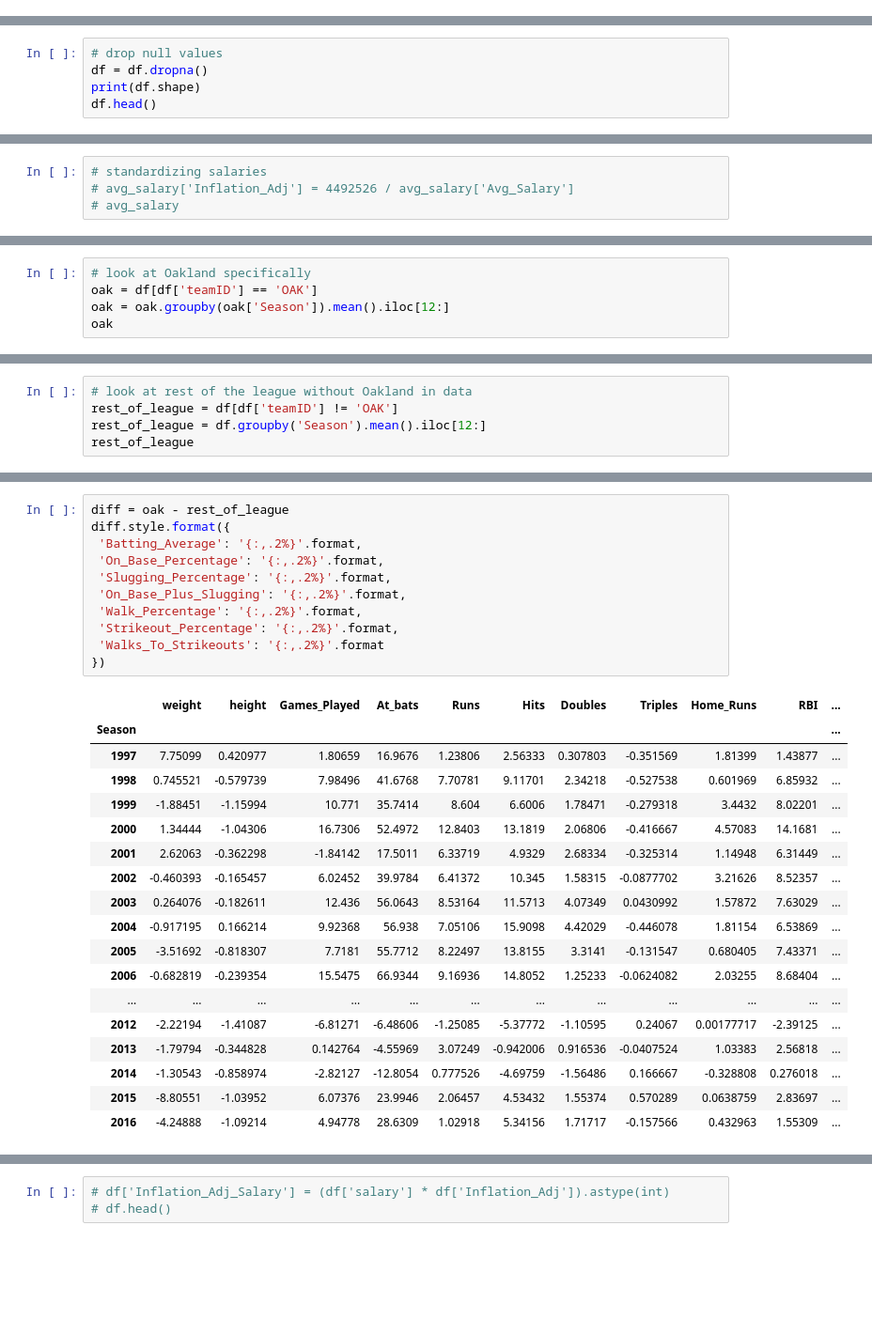
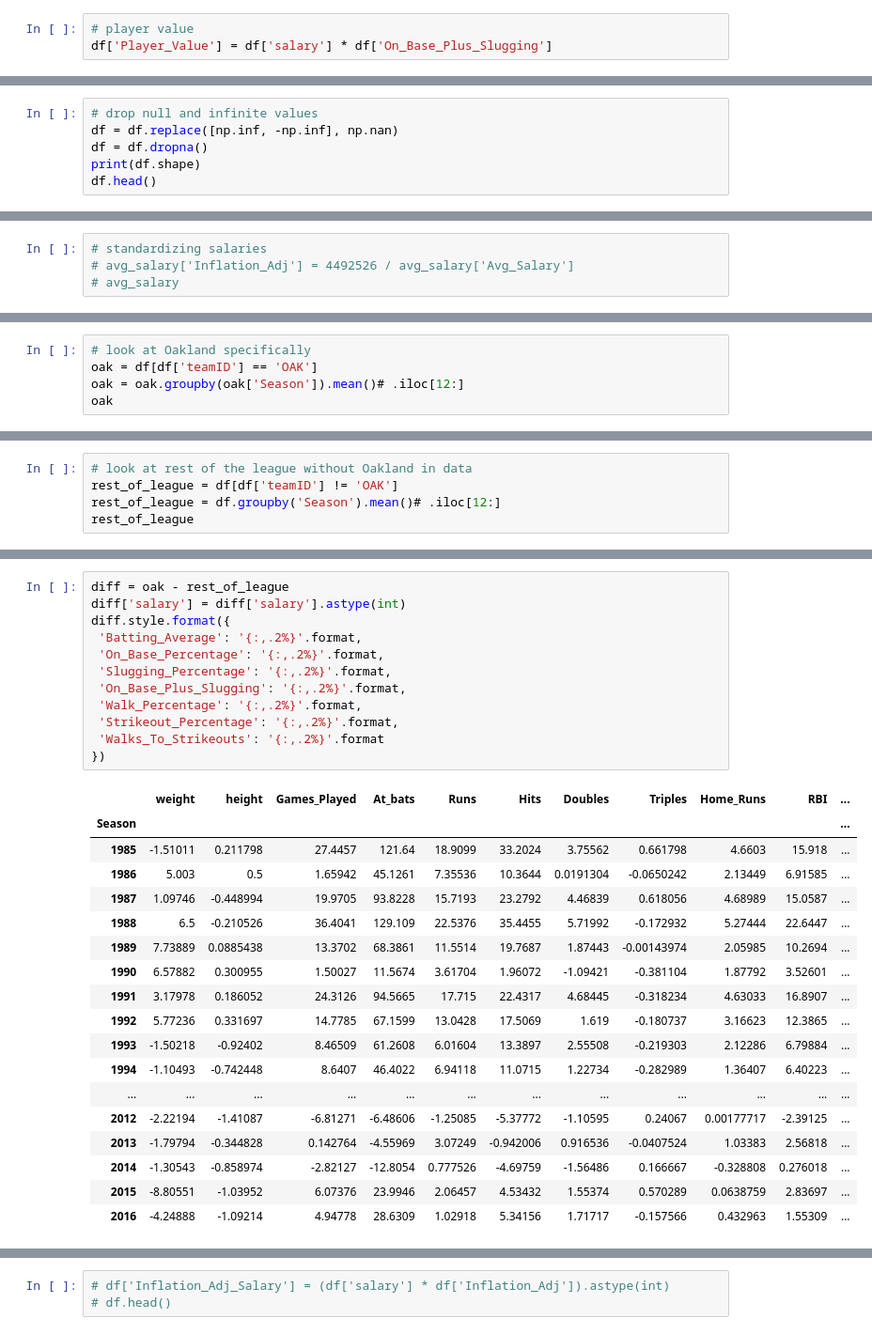
Before and after one commit to jbell1991/mlb-data, a Jupyter notebook: MLB Stats.ipynb, the cells around one changed output, grey strips where cells are left out. Shown at 94% size. Drawn from its saved outputs; the diff is of its cells as text; blank space fills up the shorter version.

```diff
--- a/MLB Stats.ipynb
+++ b/MLB Stats.ipynb
@@ -120,6 +134,9 @@ df['Strikeout_Percentage'] = df['Strikeouts'] / df['At_bats']
 # walk to strikeout ratio
 df['Walks_To_Strikeouts'] = df['Walk'] / df['Strikeouts']
 df['Walks_To_Strikeouts'] = df['Walks_To_Strikeouts'].replace([np.inf, -np.inf], 0)
+# %%
+# player value
+df['Player_Value'] = df['salary'] * df['On_Base_Plus_Slugging']
 # %%
 # any null values after feature engineering?
 df.isnull().sum()
@@ -156,5 +174,6 @@ df.head()
 # %%
-# drop null values
+# drop null and infinite values
+df = df.replace([np.inf, -np.inf], np.nan)
 df = df.dropna()
 print(df.shape)
 df.head()
@@ -285,7 +304,7 @@ df.head()
 # %%
 # look at Oakland specifically
 oak = df[df['teamID'] == 'OAK']
-oak = oak.groupby(oak['Season']).mean().iloc[12:]
+oak = oak.groupby(oak['Season']).mean()# .iloc[12:]
 oak
 # %% [output]
 |  | weight | height | Games_Played | At_bats | Runs | Hits | Doubles | Triples | Home_Runs | RBI | ... |
@@ -310,7 +329,7 @@ oak
 # %%
 # look at rest of the league without Oakland in data
 rest_of_league = df[df['teamID'] != 'OAK']
-rest_of_league = df.groupby('Season').mean().iloc[12:]
+rest_of_league = df.groupby('Season').mean()# .iloc[12:]
 rest_of_league
 # %% [output]
 |  | weight | height | Games_Played | At_bats | Runs | Hits | Doubles | Triples | Home_Runs | RBI | ... |
@@ -335,27 +354,28 @@ rest_of_league
 # %%
 diff = oak - rest_of_league
+diff['salary'] = diff['salary'].astype(int)
 diff.style.format({
  'Batting_Average': '{:,.2%}'.format,
  'On_Base_Percentage': '{:,.2%}'.format,
  'Slugging_Percentage': '{:,.2%}'.format,
  'On_Base_Plus_Slugging': '{:,.2%}'.format,
  'Walk_Percentage': '{:,.2%}'.format,
  'Strikeout_Percentage': '{:,.2%}'.format,
  'Walks_To_Strikeouts': '{:,.2%}'.format
 })
 # %% [output]
 |  | weight | height | Games_Played | At_bats | Runs | Hits | Doubles | Triples | Home_Runs | RBI | ... |
 | Season |  |  |  |  |  |  |  |  |  |  | ... |
-| 1997 | 7.75099 | 0.420977 | 1.80659 | 16.9676 | 1.23806 | 2.56333 | 0.307803 | -0.351569 | 1.81399 | 1.43877 | ... |
-| 1998 | 0.745521 | -0.579739 | 7.98496 | 41.6768 | 7.70781 | 9.11701 | 2.34218 | -0.527538 | 0.601969 | 6.85932 | ... |
-| 1999 | -1.88451 | -1.15994 | 10.771 | 35.7414 | 8.604 | 6.6006 | 1.78471 | -0.279318 | 3.4432 | 8.02201 | ... |
-| 2000 | 1.34444 | -1.04306 | 16.7306 | 52.4972 | 12.8403 | 13.1819 | 2.06806 | -0.416667 | 4.57083 | 14.1681 | ... |
-| 2001 | 2.62063 | -0.362298 | -1.84142 | 17.5011 | 6.33719 | 4.9329 | 2.68334 | -0.325314 | 1.14948 | 6.31449 | ... |
-| 2002 | -0.460393 | -0.165457 | 6.02452 | 39.9784 | 6.41372 | 10.345 | 1.58315 | -0.0877702 | 3.21626 | 8.52357 | ... |
-| 2003 | 0.264076 | -0.182611 | 12.436 | 56.0643 | 8.53164 | 11.5713 | 4.07349 | 0.0430992 | 1.57872 | 7.63029 | ... |
-| 2004 | -0.917195 | 0.166214 | 9.92368 | 56.938 | 7.05106 | 15.9098 | 4.42029 | -0.446078 | 1.81154 | 6.53869 | ... |
-| 2005 | -3.51692 | -0.818307 | 7.7181 | 55.7712 | 8.22497 | 13.8155 | 3.3141 | -0.131547 | 0.680405 | 7.43371 | ... |
-| 2006 | -0.682819 | -0.239354 | 15.5475 | 66.9344 | 9.16936 | 14.8052 | 1.25233 | -0.0624082 | 2.03255 | 8.68404 | ... |
+| 1985 | -1.51011 | 0.211798 | 27.4457 | 121.64 | 18.9099 | 33.2024 | 3.75562 | 0.661798 | 4.6603 | 15.918 | ... |
+| 1986 | 5.003 | 0.5 | 1.65942 | 45.1261 | 7.35536 | 10.3644 | 0.0191304 | -0.0650242 | 2.13449 | 6.91585 | ... |
+| 1987 | 1.09746 | -0.448994 | 19.9705 | 93.8228 | 15.7193 | 23.2792 | 4.46839 | 0.618056 | 4.68989 | 15.0587 | ... |
+| 1988 | 6.5 | -0.210526 | 36.4041 | 129.109 | 22.5376 | 35.4455 | 5.71992 | -0.172932 | 5.27444 | 22.6447 | ... |
+| 1989 | 7.73889 | 0.0885438 | 13.3702 | 68.3861 | 11.5514 | 19.7687 | 1.87443 | -0.00143974 | 2.05985 | 10.2694 | ... |
+| 1990 | 6.57882 | 0.300955 | 1.50027 | 11.5674 | 3.61704 | 1.96072 | -1.09421 | -0.381104 | 1.87792 | 3.52601 | ... |
+| 1991 | 3.17978 | 0.186052 | 24.3126 | 94.5665 | 17.715 | 22.4317 | 4.68445 | -0.318234 | 4.63033 | 16.8907 | ... |
+| 1992 | 5.77236 | 0.331697 | 14.7785 | 67.1599 | 13.0428 | 17.5069 | 1.619 | -0.180737 | 3.16623 | 12.3865 | ... |
+| 1993 | -1.50218 | -0.92402 | 8.46509 | 61.2608 | 6.01604 | 13.3897 | 2.55508 | -0.219303 | 2.12286 | 6.79884 | ... |
+| 1994 | -1.10493 | -0.742448 | 8.6407 | 46.4022 | 6.94118 | 11.0715 | 1.22734 | -0.282989 | 1.36407 | 6.40223 | ... |
 | ... | ... | ... | ... | ... | ... | ... | ... | ... | ... | ... | ... |
 | 2012 | -2.22194 | -1.41087 | -6.81271 | -6.48606 | -1.25085 | -5.37772 | -1.10595 | 0.24067 | 0.00177717 | -2.39125 | ... |
 | 2013 | -1.79794 | -0.344828 | 0.142764 | -4.55969 | 3.07249 | -0.942006 | 0.916536 | -0.0407524 | 1.03383 | 2.56818 | ... |
```
Also changed, not shown: parts of 38 cells of this notebook.
